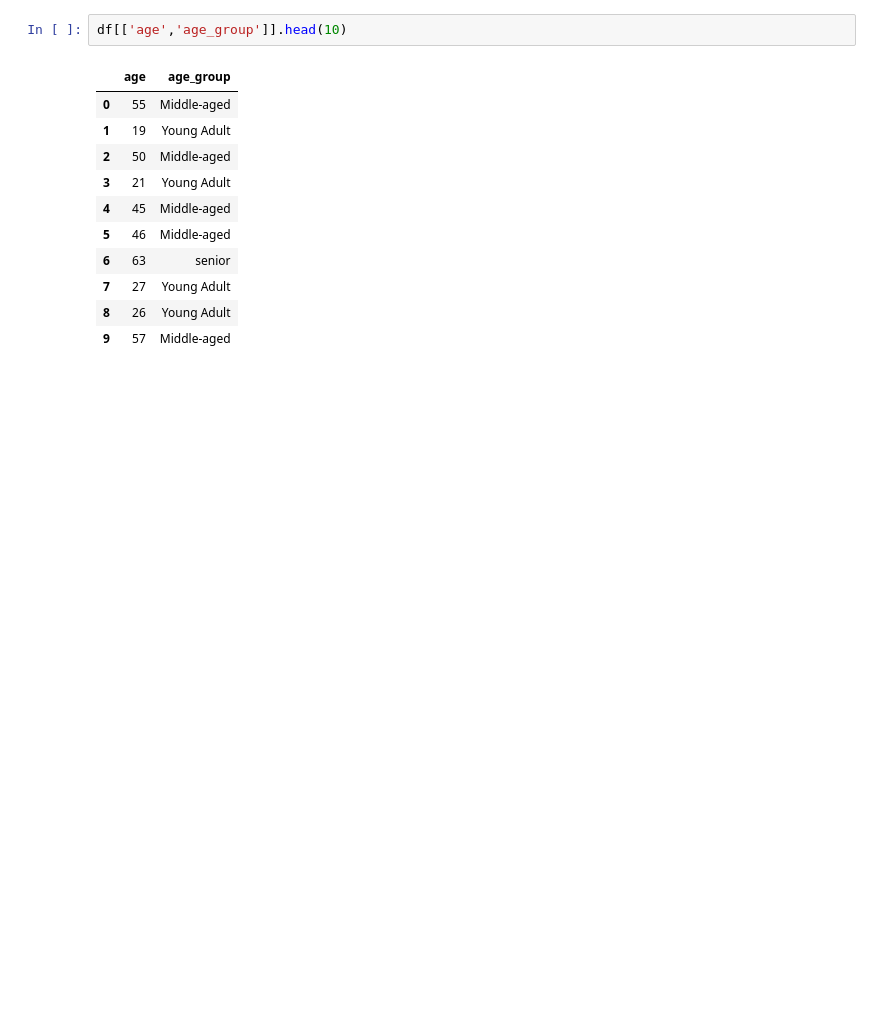
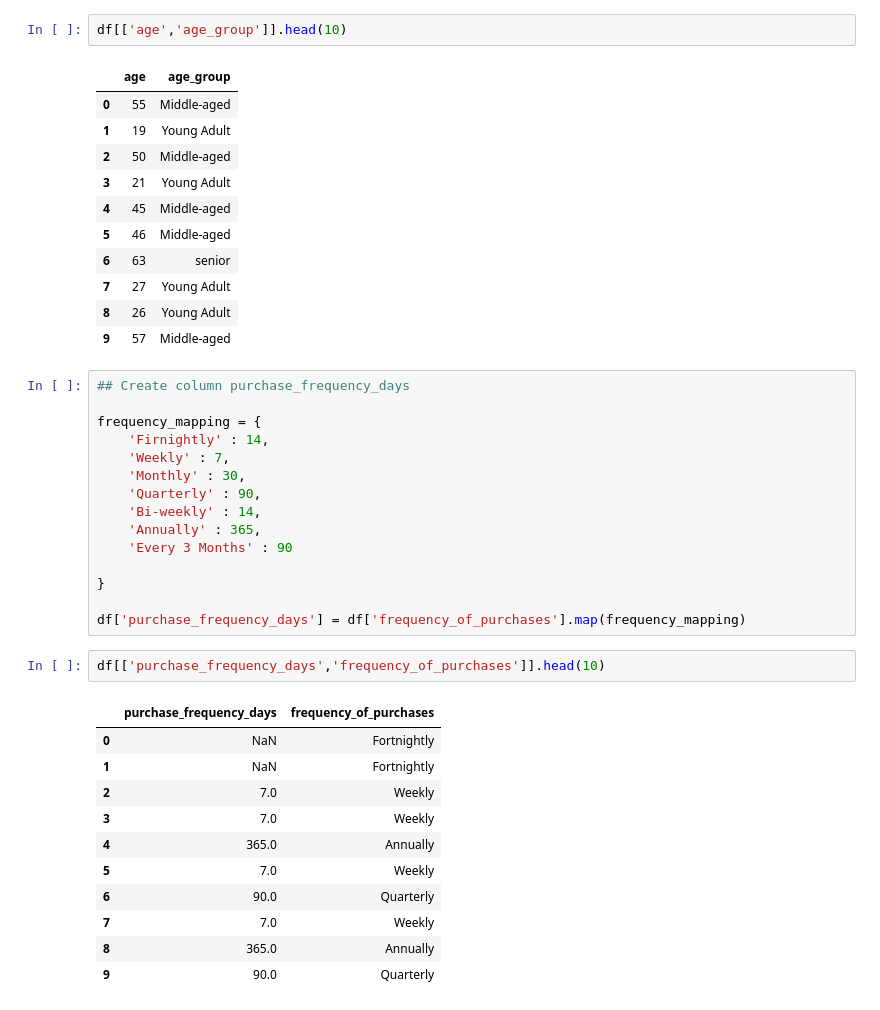
Before and after one commit to Dhananjay0705/DATA-ANAYLISIS-PROJECT-1, a Jupyter notebook: Data_Analysis_project.ipynb, the cells around one changed output. Cells and saved outputs as stored; diff of their text form; blank space fills up the shorter version.

```diff
--- a/Data_Analysis_project.ipynb
+++ b/Data_Analysis_project.ipynb
@@ -122,3 +122,32 @@ df[['age','age_group']].head(10)
 | 7 | 27 | Young Adult |
 | 8 | 26 | Young Adult |
 | 9 | 57 | Middle-aged |
+# %%
+## Create column purchase_frequency_days
+
+frequency_mapping = {
+    'Firnightly' : 14,
+    'Weekly' : 7,
+    'Monthly' : 30,
+    'Quarterly' : 90,
+    'Bi-weekly' : 14,
+    'Annually' : 365,
+    'Every 3 Months' : 90
+
+}
+
+df['purchase_frequency_days'] = df['frequency_of_purchases'].map(frequency_mapping)
+# %%
+df[['purchase_frequency_days','frequency_of_purchases']].head(10)
+# %% [output]
+|  | purchase_frequency_days | frequency_of_purchases |
+| 0 | NaN | Fortnightly |
+| 1 | NaN | Fortnightly |
+| 2 | 7.0 | Weekly |
+| 3 | 7.0 | Weekly |
+| 4 | 365.0 | Annually |
+| 5 | 7.0 | Weekly |
+| 6 | 90.0 | Quarterly |
+| 7 | 7.0 | Weekly |
+| 8 | 365.0 | Annually |
+| 9 | 90.0 | Quarterly |
```
